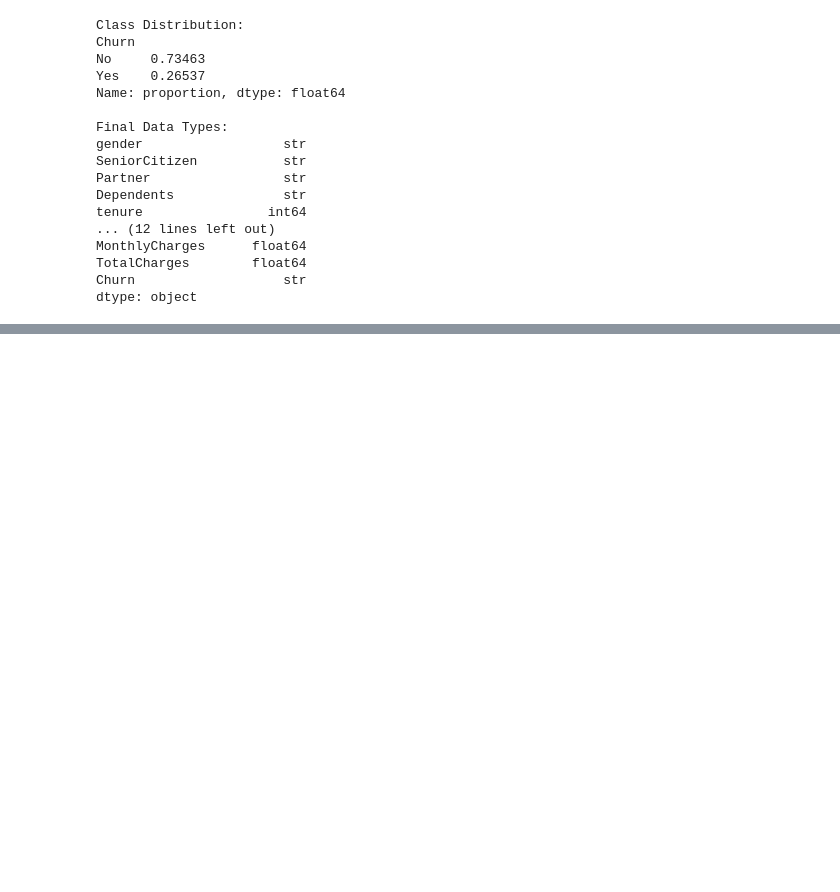
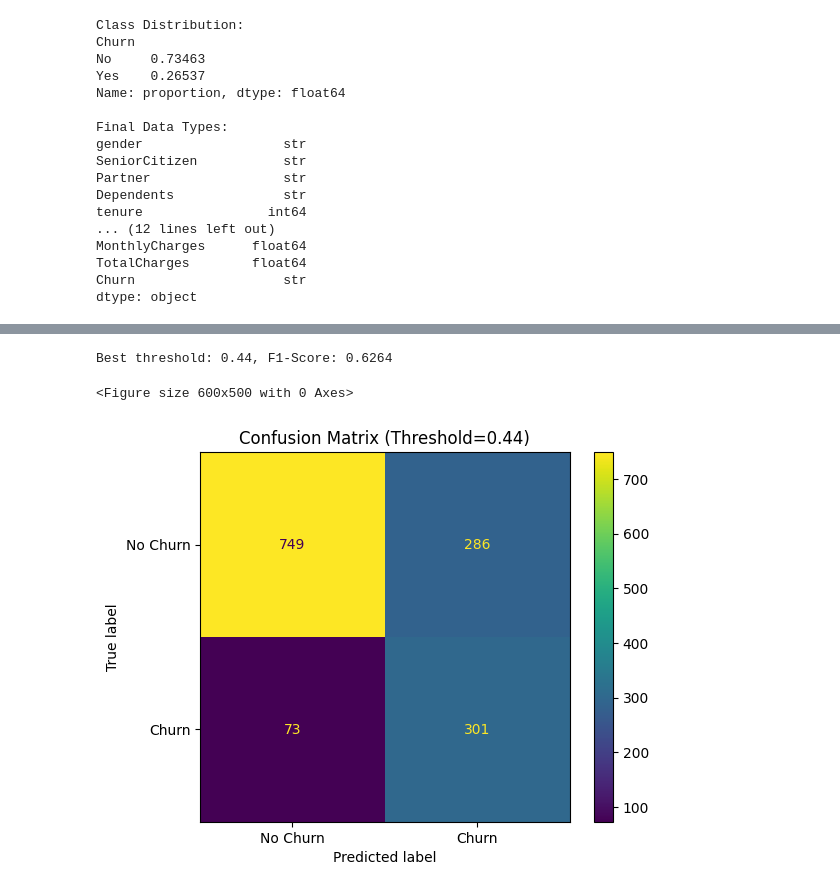
Before and after one commit to Subhro-ai/ICSSR_Telco_Customer_Churn, a Jupyter notebook: customer_churn_prediction.ipynb, the cells around one changed output, grey strips where cells are left out. Cells and saved outputs as stored; diff of their text form; code cells hidden in the pictures; blank space fills up the shorter version.

```diff
--- a/customer_churn_prediction.ipynb
+++ b/customer_churn_prediction.ipynb
@@ -38,8 +38,5 @@ df['TotalCharges'] = pd.to_numeric(df['TotalCharges'], errors='coerce')
 # Check how many missing values we created (these were the blank strings)
 missing_count = df['TotalCharges'].isnull().sum()
 print(f"Missing values in TotalCharges: {missing_count}")
-
-# Fill missing values with 0
-df['TotalCharges'] = df['TotalCharges'].fillna(0)
 # %% [output]
 Missing values in TotalCharges: 11
@@ -46,3 +48,7 @@ Missing values in TotalCharges: 11
+# %%
+df['TotalCharges'] = pd.to_numeric(df['TotalCharges'], errors='coerce')
+
+df['TotalCharges'] = df['TotalCharges'].fillna(df['TotalCharges'].median())
 # %% [markdown]
 ### 1.3 Feature Standardization & Cleanup
 To make the dataset consistent for analysis:
@@ -53,7 +59,7 @@ To make the dataset consistent for analysis:
 df['SeniorCitizen'] = df['SeniorCitizen'].map({0: 'No', 1: 'Yes'})
 
 # Drop customerID
-df.drop('customerID', axis=1, inplace=True)
+df.drop(columns=['customerID'], errors='ignore', inplace=True)
 # %% [markdown]
 ### 1.4 Sanity Check & Class Distribution
 Before proceeding to EDA, we verify the data types and check for **Class Imbalance**.
@@ -233,0 +264,36 @@ Please also refer to the documentation for alternative solver options:
+# %%
+from sklearn.metrics import f1_score
+
+# Get probability predictions
+probs = xgb_model.predict_proba(X_test)[:, 1]
+
+# Find optimal threshold
+best_f1 = 0
+best_thresh = 0.5
+
+for t in np.arange(0.2, 0.6, 0.02):
+    preds = (probs > t).astype(int)
+    f1 = f1_score(y_test, preds)
+    if f1 > best_f1:
+        best_f1 = f1
+        best_thresh = t
+
+print(f"Best threshold: {best_thresh:.2f}, F1-Score: {best_f1:.4f}")
+# %% [output]
+Best threshold: 0.44, F1-Score: 0.6264
+# %%
+from sklearn.metrics import confusion_matrix, ConfusionMatrixDisplay
+
+# Apply optimal threshold
+preds_optimized = (probs > best_thresh).astype(int)
+
+# Create confusion matrix
+cm = confusion_matrix(y_test, preds_optimized)
+
+plt.figure(figsize=(6, 5))
+ConfusionMatrixDisplay(cm, display_labels=['No Churn', 'Churn']).plot()
+plt.title(f'Confusion Matrix (Threshold={best_thresh:.2f})')
+plt.show()
+# %% [output]
+<Figure size 600x500 with 0 Axes>
+[figure, added]
```
Also changed, not shown: parts of 24 cells of this notebook.
